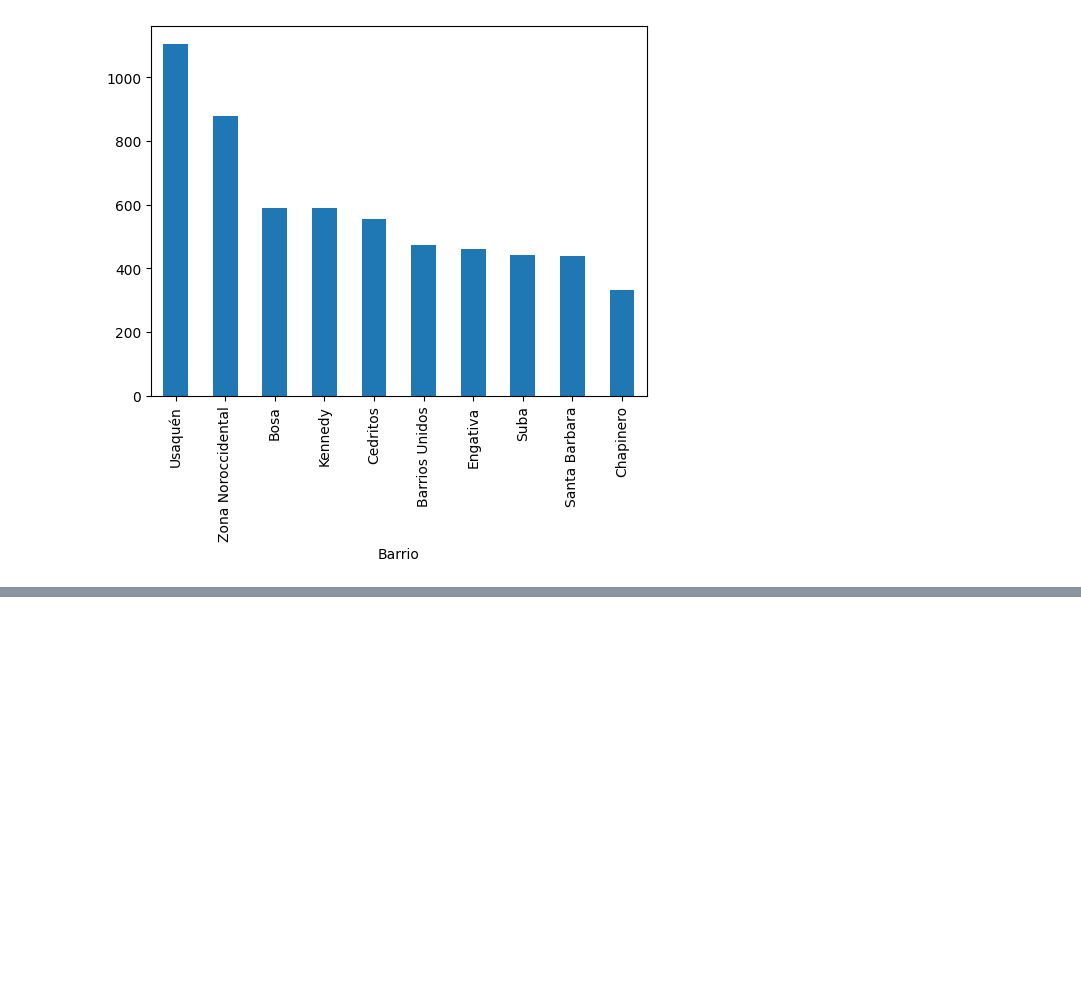
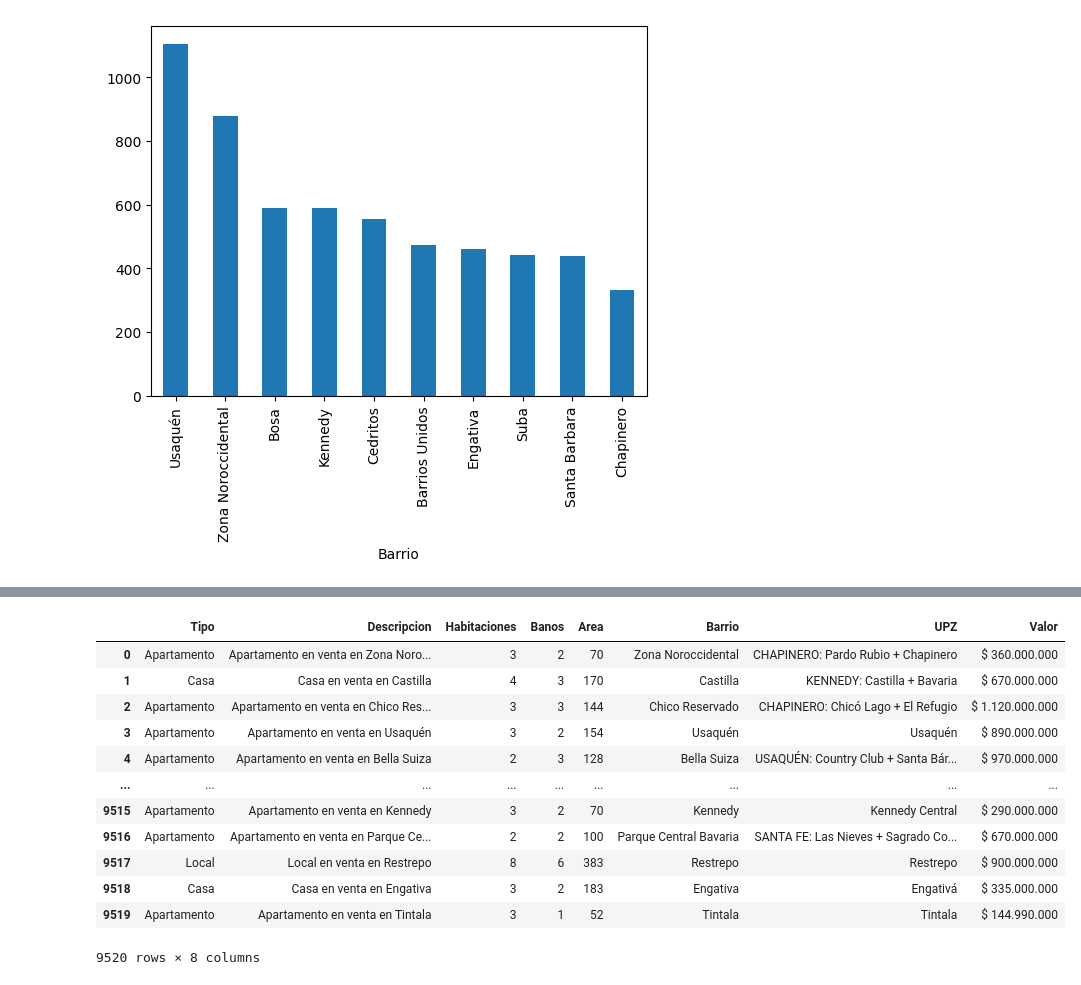
Before and after one commit to GabrielAlvB/Inmersion_Datos_Alura, a Jupyter notebook: 1_inmuebles.ipynb, the cells around one changed output, grey strips where cells are left out. Cells and saved outputs as stored; diff of their text form; code cells hidden in the pictures; blank space fills up the shorter version.

```diff
--- a/1_inmuebles.ipynb
+++ b/1_inmuebles.ipynb
@@ -152,0 +173,16 @@ inmuebles_barrio.head(10).plot.bar()
+# %%
+inmuebles
+# %% [output]
+|  | Tipo | Descripcion | Habitaciones | Banos | Area | Barrio | UPZ | Valor |
+| 0 | Apartamento | Apartamento en venta en Zona Noro... | 3 | 2 | 70 | Zona Noroccidental | CHAPINERO: Pardo Rubio + Chapinero | $ 360.000.000 |
+| 1 | Casa | Casa en venta en Castilla | 4 | 3 | 170 | Castilla | KENNEDY: Castilla + Bavaria | $ 670.000.000 |
+| 2 | Apartamento | Apartamento en venta en Chico Res... | 3 | 3 | 144 | Chico Reservado | CHAPINERO: Chicó Lago + El Refugio | $ 1.120.000.000 |
+| 3 | Apartamento | Apartamento en venta en Usaquén | 3 | 2 | 154 | Usaquén | Usaquén | $ 890.000.000 |
+| 4 | Apartamento | Apartamento en venta en Bella Suiza | 2 | 3 | 128 | Bella Suiza | USAQUÉN: Country Club + Santa Bár... | $ 970.000.000 |
+| ... | ... | ... | ... | ... | ... | ... | ... | ... |
+| 9515 | Apartamento | Apartamento en venta en Kennedy | 3 | 2 | 70 | Kennedy | Kennedy Central | $ 290.000.000 |
+| 9516 | Apartamento | Apartamento en venta en Parque Ce... | 2 | 2 | 100 | Parque Central Bavaria | SANTA FE: Las Nieves + Sagrado Co... | $ 670.000.000 |
+| 9517 | Local | Local en venta en Restrepo | 8 | 6 | 383 | Restrepo | Restrepo | $ 900.000.000 |
+| 9518 | Casa | Casa en venta en Engativa | 3 | 2 | 183 | Engativa | Engativá | $ 335.000.000 |
+| 9519 | Apartamento | Apartamento en venta en Tintala | 3 | 1 | 52 | Tintala | Tintala | $ 144.990.000 |
+9520 rows × 8 columns
```
Also changed, not shown: parts of 2 cells of this notebook.
